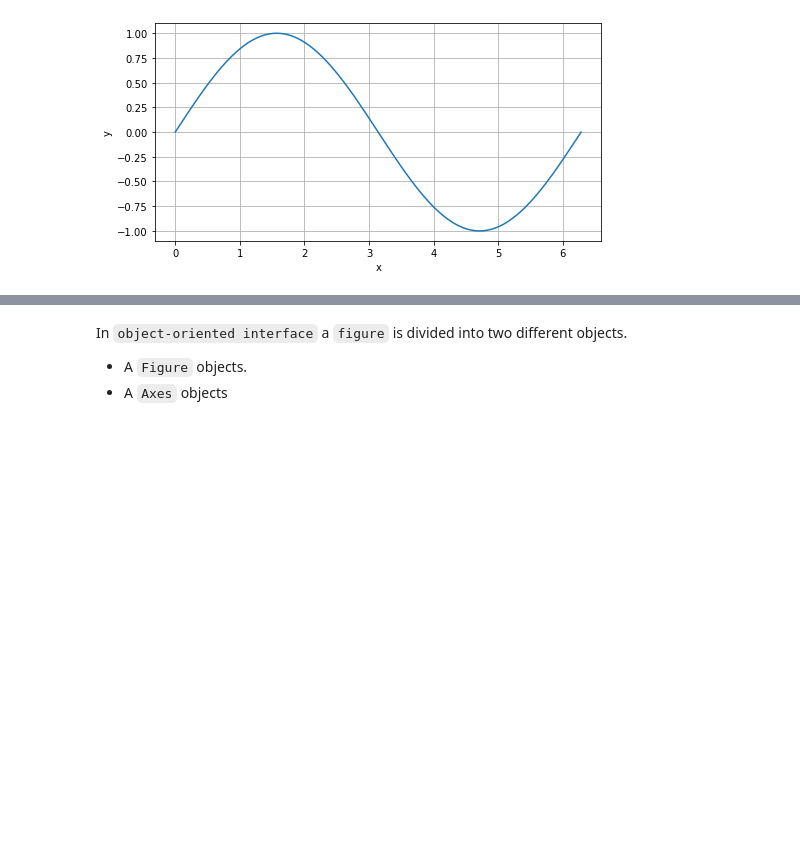
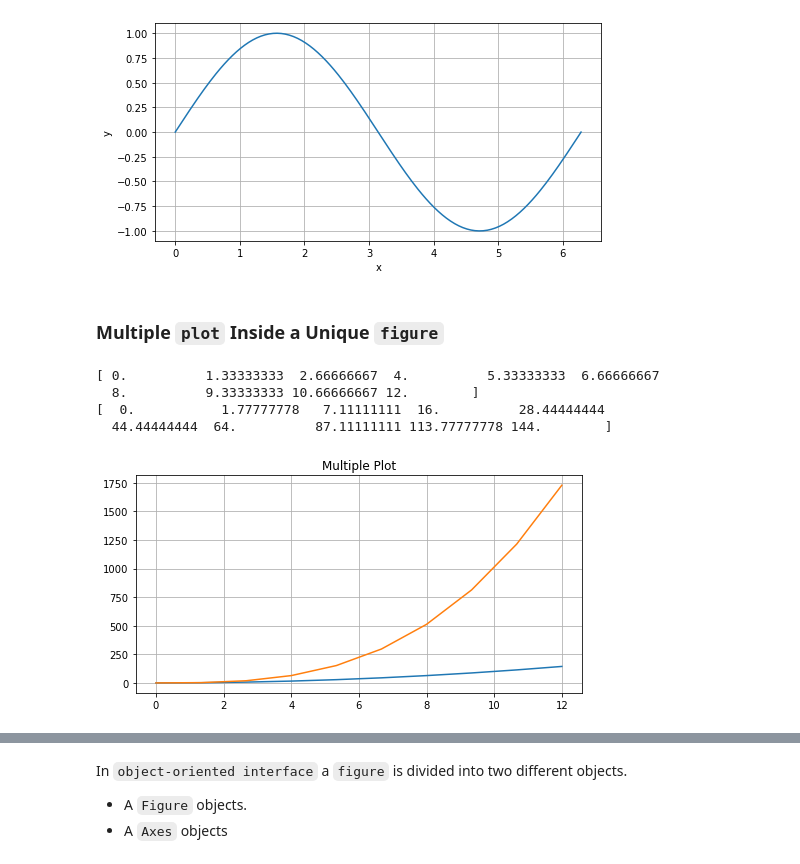
Before and after one commit to implse/Introduction_to_Matplotlib, a Jupyter notebook: Introduction_To_Matplotlib.ipynb, the cells around one changed output, grey strips where cells are left out. Drawn from its saved outputs; the diff is of its cells as text; code cells hidden in the pictures; blank space fills up the shorter version.

```diff
--- a/Introduction_To_Matplotlib.ipynb
+++ b/Introduction_To_Matplotlib.ipynb
@@ -93,2 +96,23 @@ plt.grid(True)
 # %% [output]
 [figure]
+# %% [markdown]
+### Multiple `plot` Inside a Unique `figure`
+# %%
+x = np.linspace(0, 12, 10)
+print(x)
+y = x**2
+print(y)
+# %% [output]
+[ 0.          1.33333333  2.66666667  4.          5.33333333  6.66666667
+  8.          9.33333333 10.66666667 12.        ]
+[  0.           1.77777778   7.11111111  16.          28.44444444
+  44.44444444  64.          87.11111111 113.77777778 144.        ]
+# %%
+plt.figure(figsize=(8, 4))
+plt.plot(x, y)
+plt.plot(x, x**3)
+plt.grid(True)
+plt.title("Multiple Plot")
+plt.show()
+# %% [output]
+[figure, added]
```
Also changed, not shown: parts of 24 cells of this notebook.
